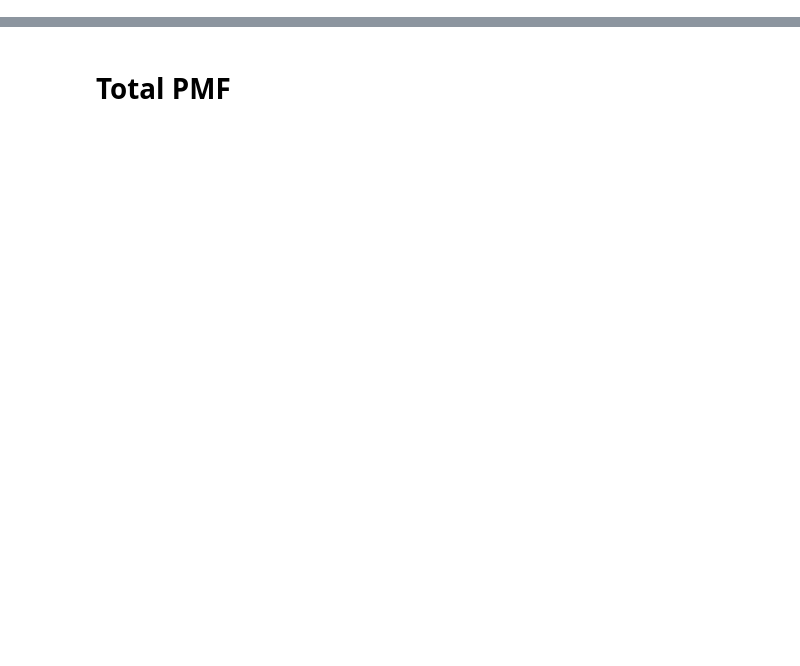
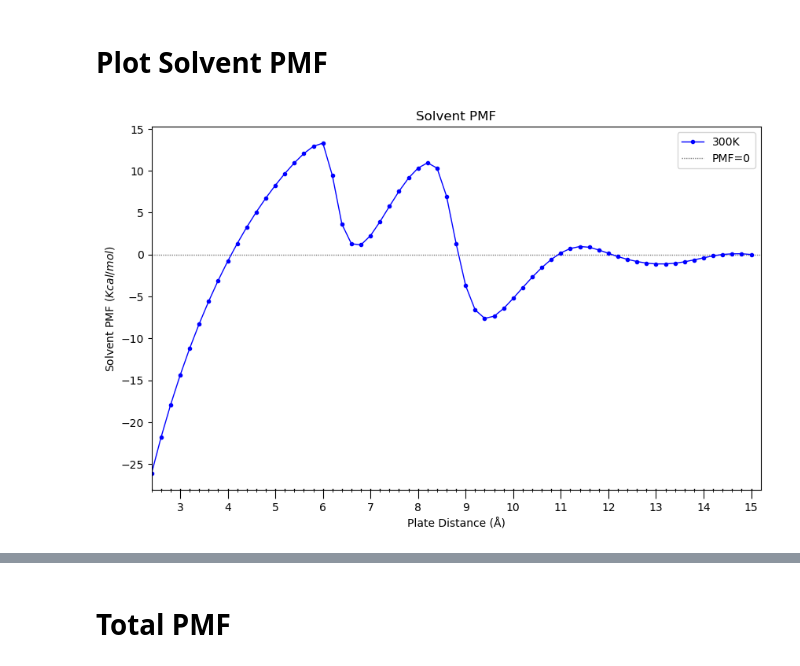
Before and after one commit to arghavanvg/hydrophobic-plates-analysis, a Jupyter notebook: df-energy-plotting.ipynb, the cells around one changed output, grey strips where cells are left out. Cells and saved outputs as stored; diff of their text form; code cells hidden in the pictures; blank space fills up the shorter version.

```diff
--- a/df-energy-plotting.ipynb
+++ b/df-energy-plotting.ipynb
@@ -0,0 +17,11 @@
+# %%
+solvent_pmf_file = '/Users/arghavan/Graduate Center Dropbox/Arghavan Vedadi Gargari/Hydrophobic Plates/Arghavan/PMF-TdS-data/PMF-tdS data/pmf_kcal.txt'
+columns = ['Distance(Å)', '260K', '280K', '300K', '320K', '360K']
+solvent_pmf_df = pd.read_csv(solvent_pmf_file, sep='\s+', index_col=None, names=columns ,header=None)
+# solvent_pmf_df
+# %%
+# Separate 300K
+
+solvent_pmf_df_300K = solvent_pmf_df[['Distance(Å)', '300K']].copy()
+solvent_pmf_df_300K.rename(columns={'300K': 'Solvent_PMF_300K'}, inplace=True)
+solvent_pmf_df_300K.to_csv(f'{output_path}solvent_pmf_300K.csv',sep='\t', index=False)
@@ -0,0 +88,34 @@
+# %% [markdown]
+# Plot Solvent PMF
+# %%
+# solvent_pmf_df_300K_file = '/Users/arghavan/lab/hp-results/pmf/solvent_pmf_300K.csv'
+# solvent_pmf_df_300K = pd.read_csv(solvent_pmf_df_300K_file, sep='\t', index_col=None, header=0)
+
+plt.figure(figsize=(10, 6))
+plt.plot(solvent_pmf_df_300K['Distance(Å)'], solvent_pmf_df_300K['Solvent_PMF_300K'], 'bo-', markersize=3, linewidth=1, label='300K', zorder=2)
+plt.hlines(y=0.00, xmin=2.0, xmax=15.2, color='grey', linestyle=(0, (1, 1)), linewidth=1, label='PMF=0', zorder=1)
+
+
+plt.title('Solvent PMF')
+plt.xlabel('Plate Distance (Å)')
+plt.ylabel(r'Solvent PMF $(Kcal/mol)$')
+plt.xlim(2.4,15.2)
+
+plt.gca().xaxis.set_major_locator(ticker.MultipleLocator(1))
+
+medium_ticks = np.arange(2.4,15.2, 0.2)
+plt.gca().set_xticks(medium_ticks, minor=True)
+
+plt.tick_params(axis='x', which='major', length=8)
+plt.tick_params(axis='x', which='minor', length=2)
+for t in medium_ticks:
+    plt.gca().axvline(t, ymin=0, ymax=0.003, color='k', lw=1)
+
+
+plt.legend()
+plots_path = f'{output_path}/plots/'
+os.makedirs(plots_path, exist_ok=True)
+
+# plt.savefig(f'{plots_path}/solventPMF_300K.png', dpi=800)
+# %% [output]
+[figure, added]
```
Also changed, not shown: parts of 36 cells of this notebook, 2 other files.
